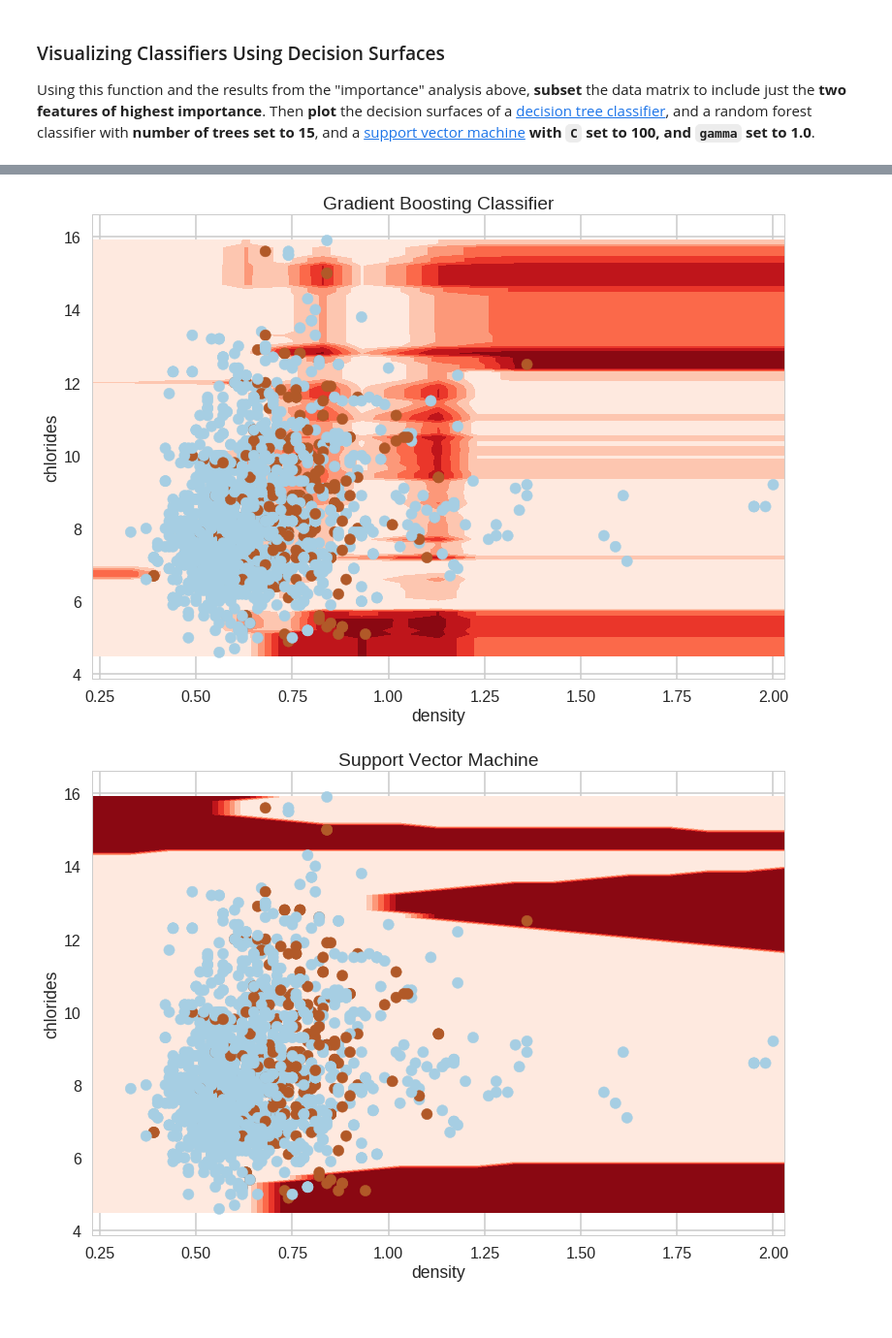
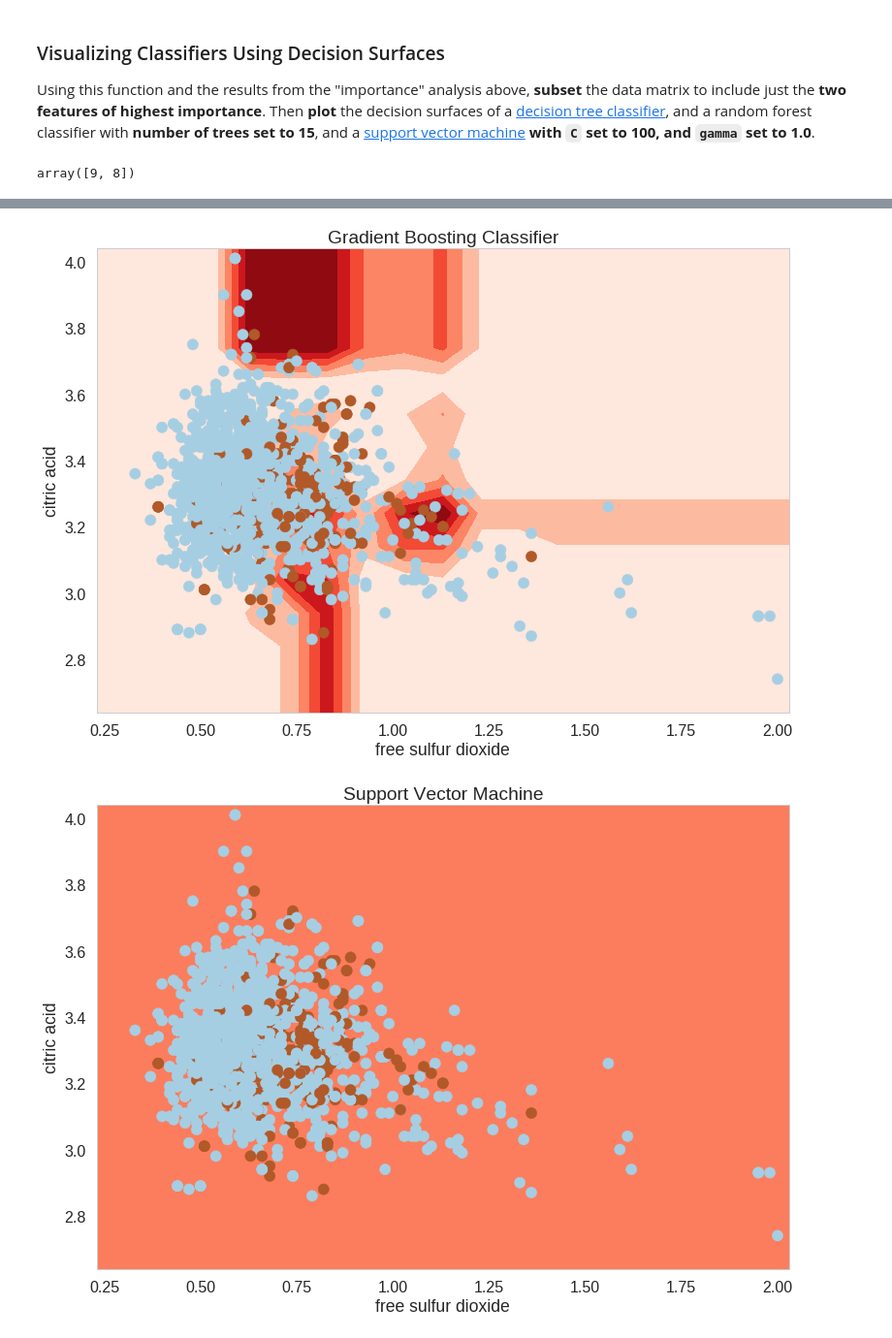
Before and after one commit to bhaskar-manguluri/2015lab7, a Jupyter notebook: Lab7-Botany and Ensemble Methods.ipynb, the cells around one changed output, grey strips where cells are left out. Shown at 97% size. Saved outputs shown, nothing was run; the diff lists cells and outputs as text; code cells hidden in the pictures.

```diff
--- a/Lab7-Botany and Ensemble Methods.ipynb
+++ b/Lab7-Botany and Ensemble Methods.ipynb
@@ -321,7 +341,7 @@ The prediction accuracy says we're doing quite well, but it seems like that's be
 # %%
 clfTree2 = tree.DecisionTreeClassifier()
 
-parameters = {"max_depth": [1, 2, 3, 4, 5, 6, 7], 'min_samples_leaf': [1, 2, 3, 4, 5, 6, 7, 8, 9, 10]}
+parameters = {"max_depth": [None], 'min_samples_leaf': [1, 2, 3, 4, 5, 6, 7, 8, 9, 10]}
 clfTree2, Xtrain, ytrain, Xtest, ytest = do_classify(clfTree2, parameters, df,
                                                      Xnames,'target', 1,
                                                      mask=mask, n_jobs = 4, score_func = 'f1')
@@ -487,8 +542,11 @@ def plot_decision_surface(clf, X_train, Y_train):
 
 # your code here
 imp_cols = clfForest.feature_importances_.argsort()[::-1][0:2]
+imp_cols
+# %% [output]
+array([9, 8])
 # %%
-X_imp = df[imp_cols].values
+X_imp = df[df.columns[imp_cols]].values
 Y = df.target.values
 
 classifiers = [clfTree2,
@@ -511,2 +569,2 @@ for c in range(5):
-[figure, old version]
+[figure, new version]
-[figure, old version]
+[figure, new version]
```
Also changed, not shown: parts of 14 cells of this notebook.
